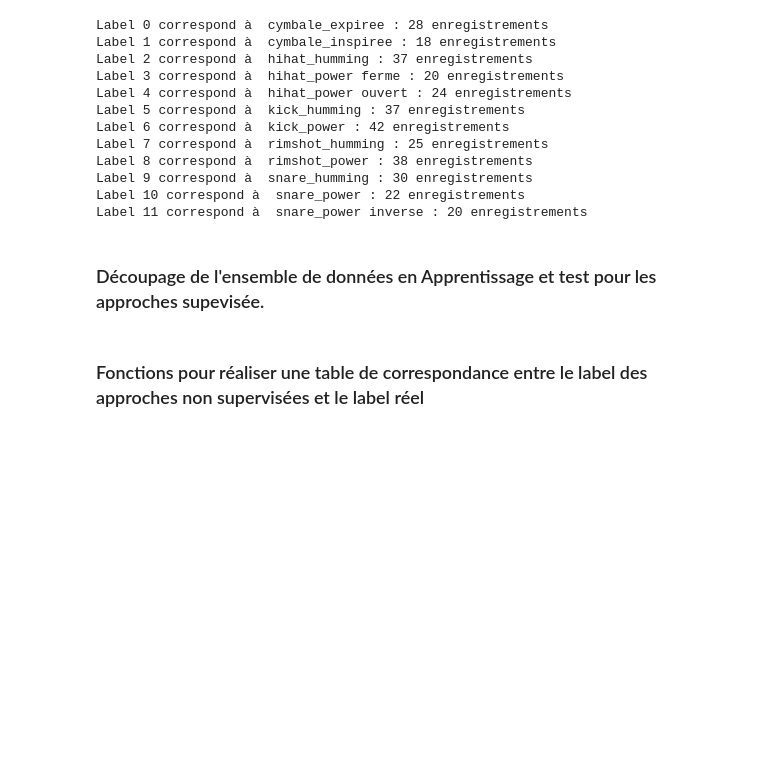
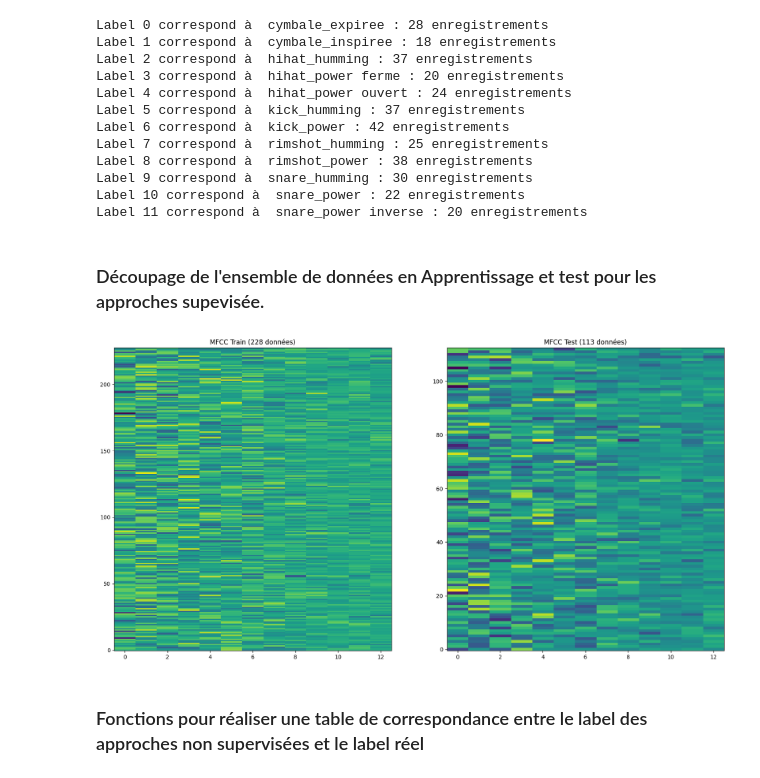
Before and after one commit to HDwayne/Projet_BeatBox, a Jupyter notebook: ProjetBeatbox.ipynb, the cells around one changed output. Saved outputs shown, nothing was run; the diff lists cells and outputs as text; code cells hidden in the pictures; blank space fills up the shorter version.

```diff
--- a/ProjetBeatbox.ipynb
+++ b/ProjetBeatbox.ipynb
@@ -84,6 +103,20 @@ Label 11 correspond à  snare_power inverse : 20 enregistrements
 from sklearn.model_selection import train_test_split
 
 X_train, X_test, y_train, y_test = train_test_split(data, label, test_size=0.33, random_state=42)
+# %%
+# afficher les données d'apprentissage et de test
+
+plt.figure(figsize=(20,10))
+plt.subplot(1,2,1)
+plt.imshow(X_train, aspect='auto', origin='lower')
+plt.title('MFCC Train ({0} données)'.format(X_train.shape[0]))
+
+plt.subplot(1,2,2)
+plt.imshow(X_test, aspect='auto', origin='lower')
+plt.title('MFCC Test ({0} données)'.format(X_test.shape[0]))
+plt.show()
+# %% [output]
+[figure, added]
 # %% [markdown]
 ### Fonctions pour réaliser une table de correspondance entre le label des approches non supervisées et le label réel
 # %%
```
Also changed, not shown: parts of 7 cells of this notebook.
